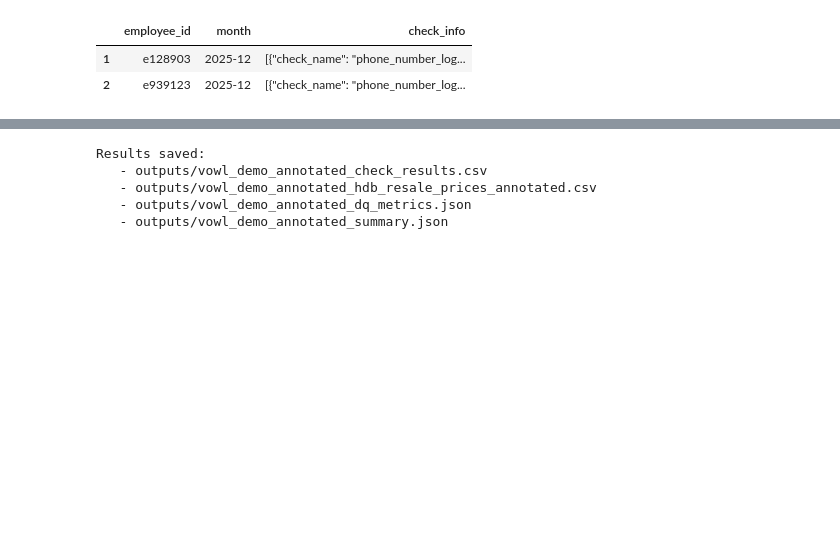
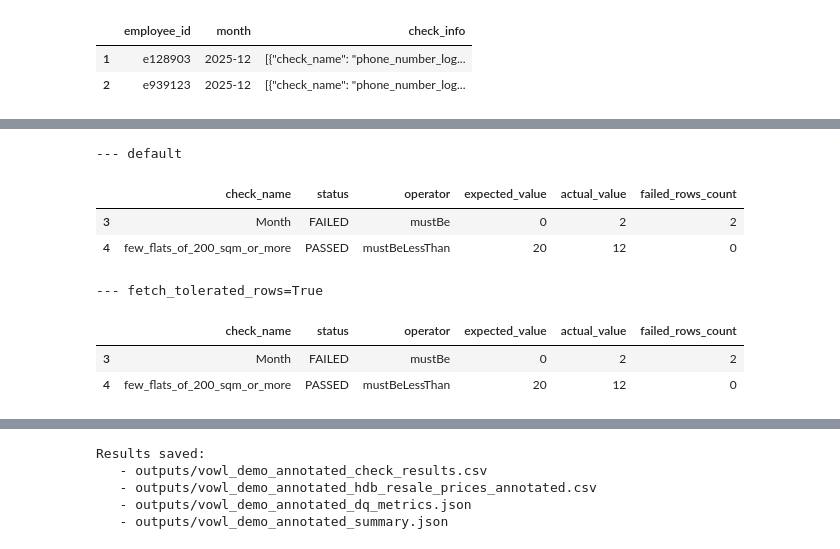
Before and after one commit to govtech-data-practice/vowl, a Jupyter notebook: examples/5_results/results_tour.ipynb, the cells around one changed output, grey strips where cells are left out. Drawn from its saved outputs; the diff is of its cells as text; code cells hidden in the pictures; blank space fills up the shorter version.

```diff
--- a/examples/5_results/results_tour.ipynb
+++ b/examples/5_results/results_tour.ipynb
@@ -274,0 +307,14 @@ orphan_payroll_rows_merge_onto_payroll: 1 payroll row(s) annotated, in residues?
+# %%
+cols = ["check_name", "status", "operator", "expected_value", "actual_value", "failed_rows_count"]
+for label, r in [("default", default_result), ("fetch_tolerated_rows=True", tolerated_result)]:
+    print(f"--- {label}")
+    display(r.get_check_results_df().to_pandas()[cols].query("check_name in ['Month', 'few_flats_of_200_sqm_or_more']"))
+# %% [output]
+--- default
+|  | check_name | status | operator | expected_value | actual_value | failed_rows_count |
+| 3 | Month | FAILED | mustBe | 0 | 2 | 2 |
+| 4 | few_flats_of_200_sqm_or_more | PASSED | mustBeLessThan | 20 | 12 | 0 |
+--- fetch_tolerated_rows=True
+|  | check_name | status | operator | expected_value | actual_value | failed_rows_count |
+| 3 | Month | FAILED | mustBe | 0 | 2 | 2 |
+| 4 | few_flats_of_200_sqm_or_more | PASSED | mustBeLessThan | 20 | 12 | 0 |
```
Also changed, not shown: parts of 19 cells of this notebook, 1 other file.
